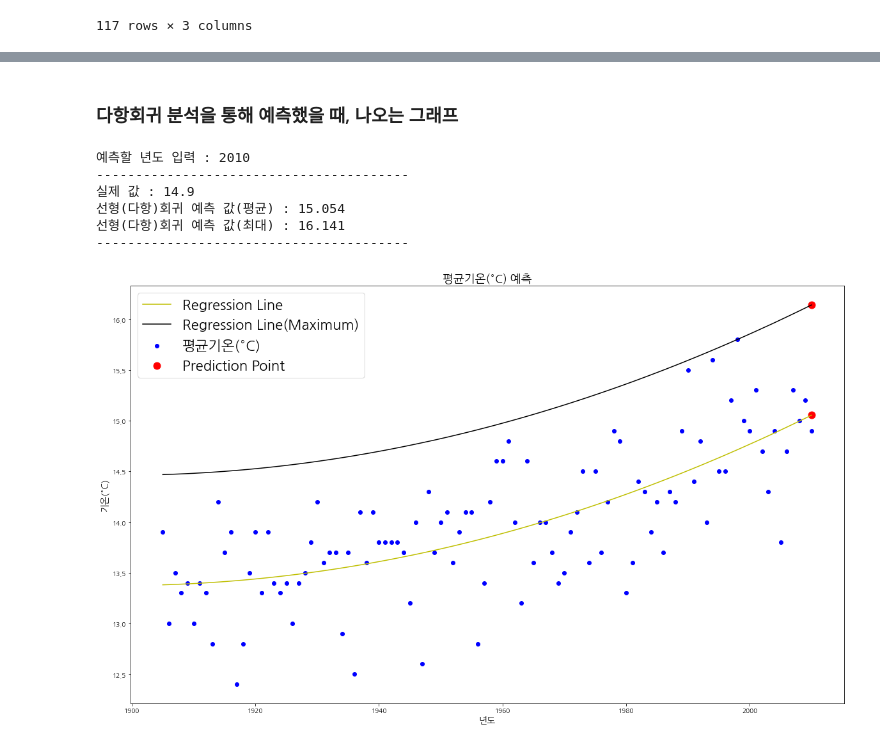
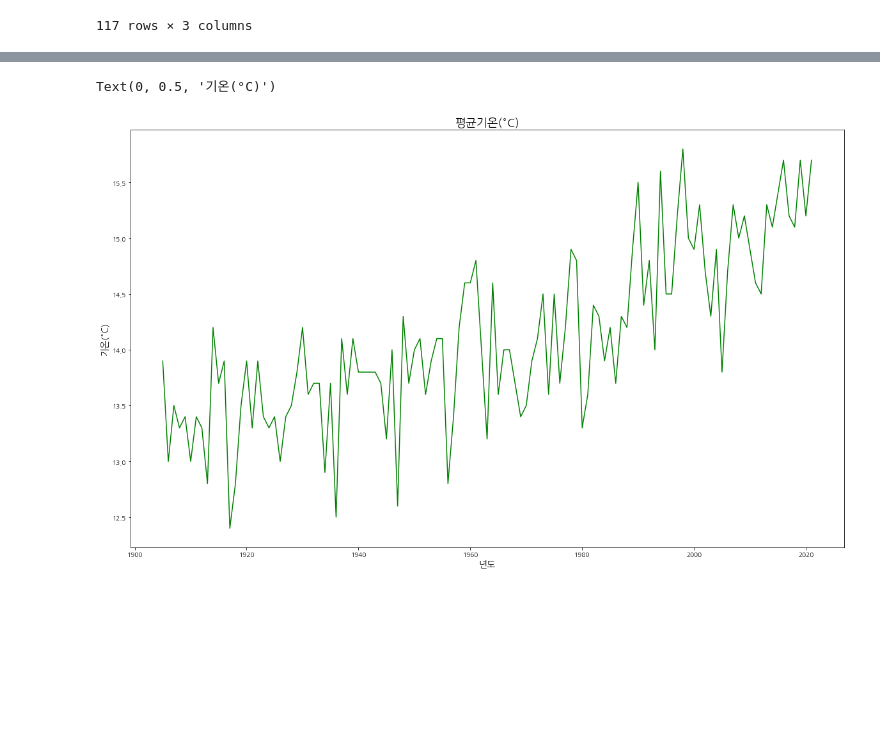
Before and after one commit to Jo-Minseok/global-warming-100year, a Jupyter notebook: Global_Warming.ipynb, the cells around one changed output, grey strips where cells are left out. Drawn from its saved outputs; the diff is of its cells as text; code cells hidden in the pictures; blank space fills up the shorter version.

```diff
--- a/Global_Warming.ipynb
+++ b/Global_Warming.ipynb
@@ -36,9 +36,8 @@ import numpy as np
 import pandas as pd
 
 path = './drive/MyDrive/Global Warming/'
-
-csv_file = path + 'BusanTemperature.csv'
-tp = pd.read_csv(csv_file, encoding = 'CP949')
+csv_file1 = path + 'BusanTemperature.csv'
+tp = pd.read_csv(csv_file1, encoding = 'CP949')
 tp
 # %% [output]
 |  | 지점 | 지점명 | 일시 | 평균기온(°C) | 평균최저기온(°C) | 평균최고기온(°C) |
@@ -262,45 +75,14 @@ print('다중회귀 예측 값 RMSE(최저, 최고 평균값 사용) :', round(r
-# %% [markdown]
-### 다항회귀 분석을 통해 예측했을 때, 나오는 그래프
-# %%
-import warnings
-
-warnings.filterwarnings(action = 'ignore')
-
-year = int(input('예측할 년도 입력 : '))
-
-pred_lr, pred_max_lr = Predict_Temperature(tp['평균기온(°C)'], year)
-plt.close()
-
-print('-' * 40)
-
-plt.figure(figsize = (20, 12))
-
-x = np.arange(tp['평균기온(°C)'].index[0], year + 1)
-
-if year > tp['평균기온(°C)'].index[-1]:
-  plt.scatter(tp['평균기온(°C)'].index, tp['평균기온(°C)'], c = 'b', label = '평균기온(°C)')
-  print('실제 값 : 알 수 없음')
-else:
-  plt.scatter(x, tp['평균기온(°C)'].loc[:year], c = 'b', label = '평균기온(°C)')
-  print('실제 값 :', tp['평균기온(°C)'].loc[year])
-
-plt.plot(x, pred_lr, c = 'y', label = 'Regression Line')
-plt.plot(x, pred_max_lr, c = 'k', label = 'Regression Line(Maximum)')
-plt.scatter(x[-1], pred_lr[-1], c = 'r', s = 120, label = 'Prediction Point')
-plt.scatter(x[-1], pred_max_lr[-1], c = 'r', s = 120)
-plt.xlabel('년도', fontsize = 14)
-plt.ylabel('기온(°C)', fontsize = 14)
-plt.title('평균기온(°C) 예측' , fontsize = 18)
-plt.legend(fontsize = 22)
-
-print('선형(다항)회귀 예측 값(평균) :', round(pred_lr[-1], 3))
-print('선형(다항)회귀 예측 값(최대) :', round(pred_max_lr[-1], 3))
-print('-' * 40)
-# %% [output]
-예측할 년도 입력 : 2010
-----------------------------------------
-실제 값 : 14.9
-선형(다항)회귀 예측 값(평균) : 15.054
-선형(다항)회귀 예측 값(최대) : 16.141
-----------------------------------------
-[figure, removed]
+# %%
+x = np.asarray(tp.index)
+y1 = tp['평균기온(°C)']
+y2 = tp['평균최저기온(°C)']
+y3 = tp['평균최고기온(°C)']
+# %%
+plt.figure(figsize = (20, 12))
+plt.plot(x, y1, 'g')
+plt.title('평균기온(°C)', fontsize = 18)
+plt.xlabel('년도', fontsize = 14)
+plt.ylabel('기온(°C)', fontsize = 14)
+# %% [output]
+Text(0, 0.5, '기온(°C)')
+[figure, added]
```
Also changed, not shown: parts of 40 cells of this notebook.
